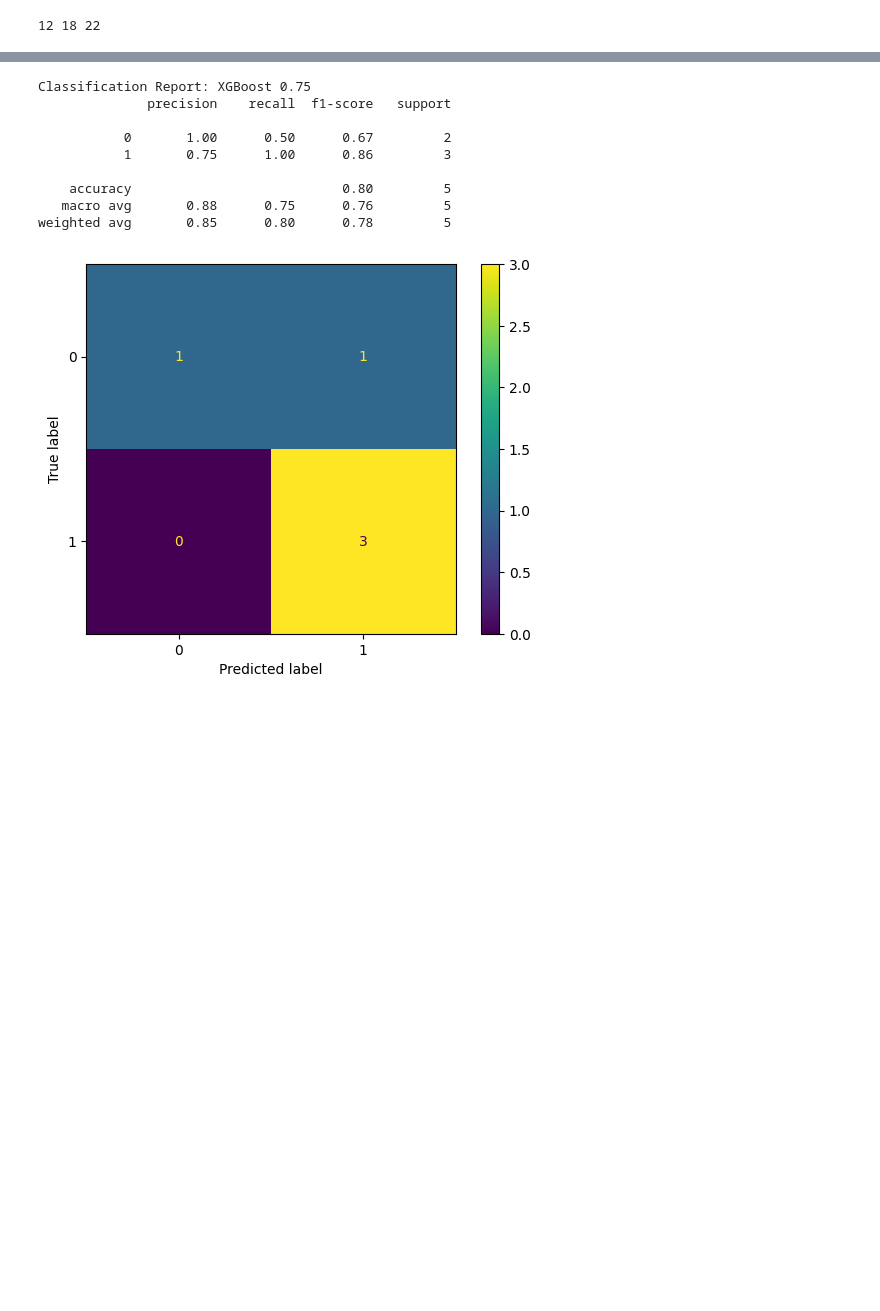
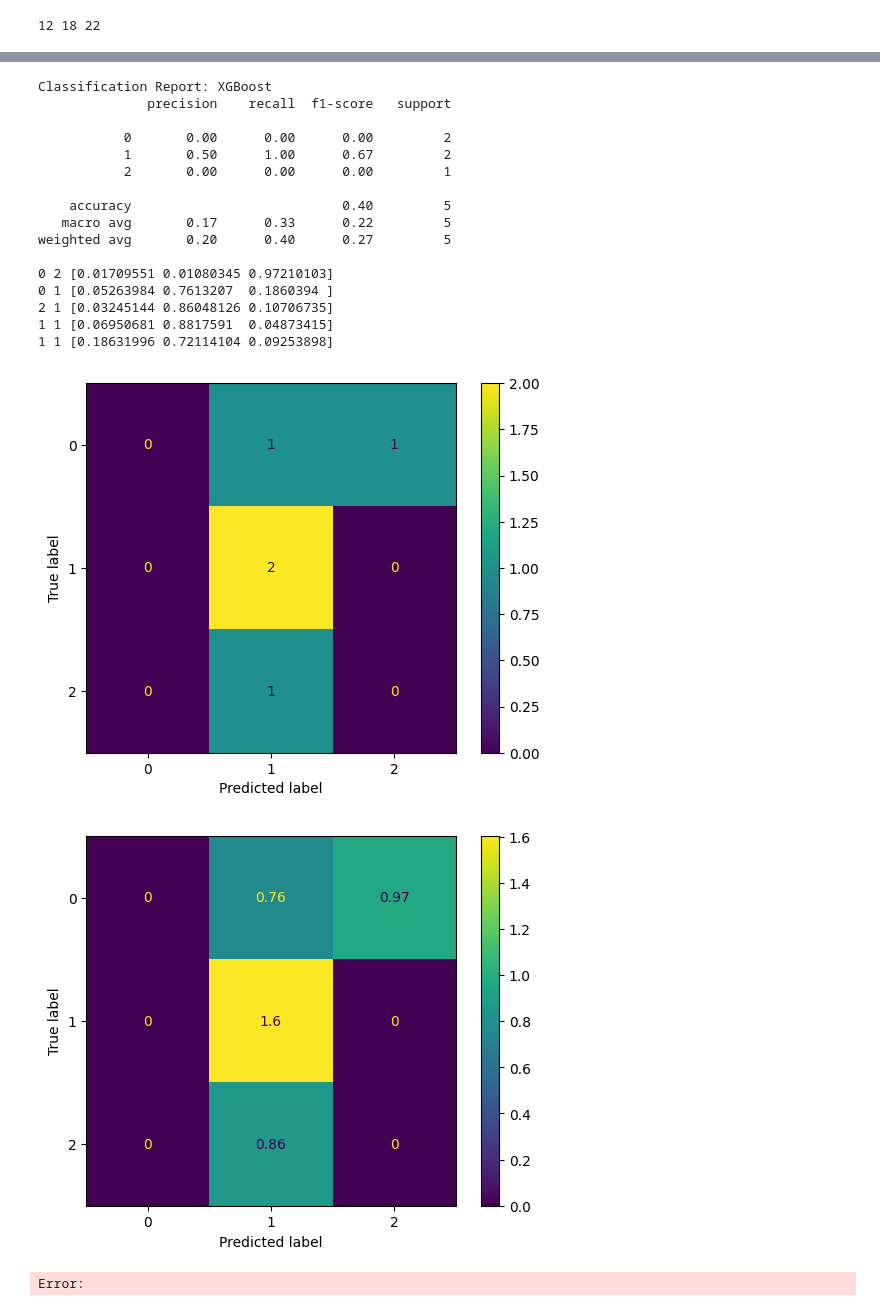
Before and after one commit to Adelaide-ReXIL/XV_prelim, a Jupyter notebook: Code/PA_test.ipynb, the cells around one changed output, grey strips where cells are left out. Drawn from its saved outputs; the diff is of its cells as text; code cells hidden in the pictures; blank space fills up the shorter version.

```diff
--- a/Code/PA_test.ipynb
+++ b/Code/PA_test.ipynb
@@ -128,7 +190,7 @@ d7=[]
 d14=[]
 d21=[]
 
-for d in dataframes:
+for d in dataframes.copy():
     if 'PA7' in d[1]:
         d7.append(d)
 
@@ -152,8 +214,10 @@ for d,p in d21:
     if 'WT' in p:
 
         data.append([d,0])
+    elif 'KO' in p:
+        data.append([d,1])
     else:
-        data.append([d,1])
+        data.append([d,2])
 
 
 lbp=LBP_3D(data)
@@ -193,19 +257,29 @@ features.fillna(0,inplace=True)
 # %%
 
 X_train, X_test, y_train, y_test = train_test_split(features.values, labels, test_size=0.2, random_state=42,stratify=labels)
 
 model=XGBoost(X_train,y_train,X_test,y_test,True)
+modelP=XGBoostP(X_train,y_train,X_test,y_test,True)
 # %% [output]
-Classification Report: XGBoost 0.75
+Classification Report: XGBoost
               precision    recall  f1-score   support
 
-           0       1.00      0.50      0.67         2
-           1       0.75      1.00      0.86         3
+           0       0.00      0.00      0.00         2
+           1       0.50      1.00      0.67         2
+           2       0.00      0.00      0.00         1
 
-    accuracy                           0.80         5
-   macro avg       0.88      0.75      0.76         5
-weighted avg       0.85      0.80      0.78         5
+    accuracy                           0.40         5
+   macro avg       0.17      0.33      0.22         5
+weighted avg       0.20      0.40      0.27         5
+
+0 2 [0.01709551 0.01080345 0.97210103]
+0 1 [0.05263984 0.7613207  0.1860394 ]
+2 1 [0.03245144 0.86048126 0.10706735]
+1 1 [0.06950681 0.8817591  0.04873415]
+1 1 [0.18631996 0.72114104 0.09253898]
-[figure, old version]
+[figure, new version]
+[figure, added]
+Error:
 # %%
 data=[]
 for d,p in d14:
```
Also changed, not shown: parts of 25 cells of this notebook, 7 other files.
